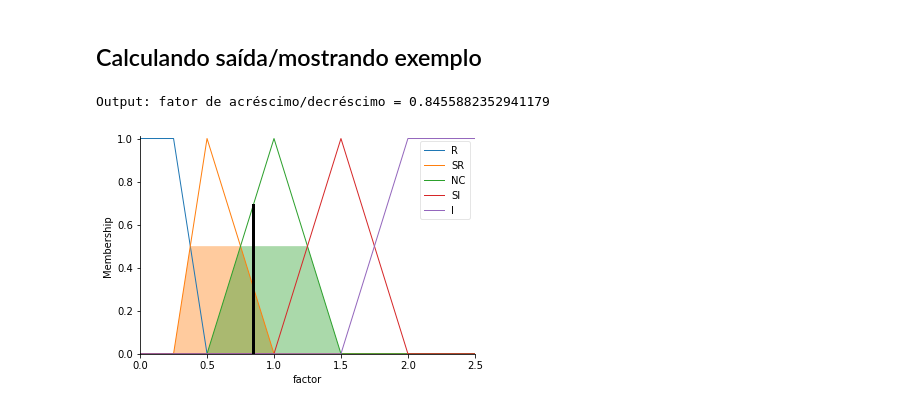
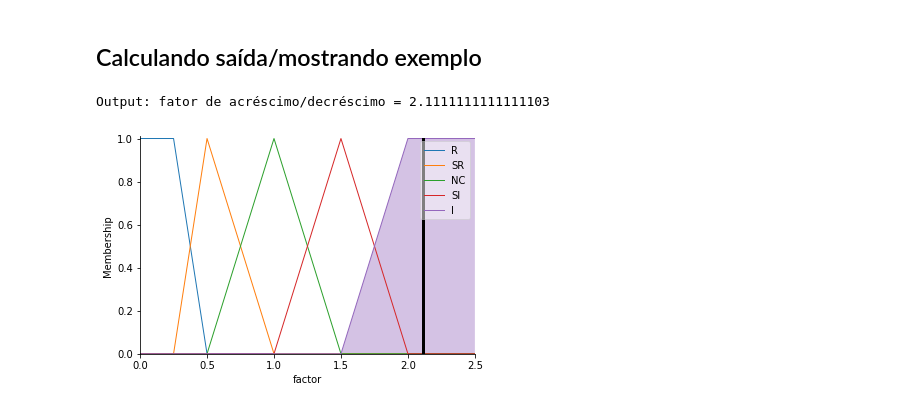
Before and after one commit to capelaum/TR2-ABR-Algorithm, a Jupyter notebook: FuzzyExample/FuzzyExample2.ipynb, the cells around one changed output. Drawn from its saved outputs; the diff is of its cells as text; code cells hidden in the pictures.

```diff
--- a/FuzzyExample/FuzzyExample2.ipynb
+++ b/FuzzyExample/FuzzyExample2.ipynb
@@ -8,7 +8,8 @@ from skfuzzy import control as ctrl
 # Declarando variáveis
 # %%
 buff_max = 60     #
-buff_danger = 5   #
+buff_rate = 30
+buff_danger = 10   #
 N2 = 0.25         # Reduzir
 N1 = 0.5          # Reduzir pouco
 Z = 1             # Não alterar
@@ -26,15 +27,15 @@ buff_size_diff = ctrl.Antecedent(np.arange(-3, 3.1, 0.1), 'buff_size_diff')
 rate = ctrl.Antecedent(np.arange(0, 2.6, 0.1), 'rate')
 # print(np.arange(0, 2.2, 0.2))
 
-factor = ctrl.Consequent(np.arange(0, P2 + 0.55, 0.05), 'factor')
+factor = ctrl.Consequent(np.arange(0, 10 + 0.55, 0.05), 'factor')
 # print(np.arange(0, 2.05, 0.05))
 # %% [markdown]
 # Montando membership functions + vendo resultados
 # %%
 # Buffer Size - dangerous, low, safe
-buff_size['D'] = fuzz.trapmf(buff_size.universe, [0, 0, buff_danger, buff_max/2])
-buff_size['L'] = fuzz.trimf(buff_size.universe, [buff_danger, buff_max/2, 3*buff_max/4])
-buff_size['S'] = fuzz.trapmf(buff_size.universe, [buff_max/2, 3*buff_max/4, np.inf, np.inf])
+buff_size['D'] = fuzz.trapmf(buff_size.universe, [0, 0, buff_danger, buff_rate/2])
+buff_size['L'] = fuzz.trimf(buff_size.universe, [buff_danger, buff_rate/2, 3*buff_rate/4])
+buff_size['S'] = fuzz.trapmf(buff_size.universe, [buff_rate/2, 3*buff_rate/4, np.inf, np.inf])
 
 # Diferencial do Buffer Sizer - falling, steady, rising
 buff_size_diff['F'] = fuzz.trapmf(buff_size_diff.universe, [-3, -3, -2, 0])
@@ -100,13 +101,14 @@ rule22 = ctrl.Rule(buff_size['S'] & buff_size_diff['S'] & rate['L'], factor['SI'
 rule23 = ctrl.Rule(buff_size['S'] & buff_size_diff['S'] & rate['S'], factor['SI'])
 rule24 = ctrl.Rule(buff_size['S'] & buff_size_diff['S'] & rate['H'], factor['I'])
 
-rule25 = ctrl.Rule(buff_size['S'] & buff_size_diff['R'] & rate['H'], factor['I'])
-rule26 = ctrl.Rule(buff_size['S'] & buff_size_diff['R'] & rate['H'], factor['I'])
+rule25 = ctrl.Rule(buff_size['S'] & buff_size_diff['R'] & rate['L'], factor['SI'])
+rule26 = ctrl.Rule(buff_size['S'] & buff_size_diff['R'] & rate['S'], factor['I'])
+rule27 = ctrl.Rule(buff_size['S'] & buff_size_diff['R'] & rate['H'], factor['I'])
 
 rules = [
     rule1, rule2, rule3, rule4, rule5, rule6, rule7, rule8, rule9,
     rule10, rule11, rule12, rule13, rule14, rule15, rule16, rule17, rule18,
-    rule19, rule20, rule21, rule22, rule23, rule24, rule25, rule26
+    rule19, rule20, rule21, rule22, rule23, rule24, rule25, rule26, rule27
 ]
 # %% [markdown]
 ## Declarando/Configurando o sistema de controle
@@ -116,15 +118,15 @@ FDASH = ctrl.ControlSystemSimulation(FDASHControl)
 # %% [markdown]
 ## Calculando saída/mostrando exemplo
 # %%
-FDASH.input['buff_size'] = 20
-FDASH.input['buff_size_diff'] = -20
-FDASH.input['rate'] = 1
+FDASH.input['buff_size'] = 50
+FDASH.input['buff_size_diff'] = 0
+FDASH.input['rate'] = 2
 
 FDASH.compute()
 
 output = FDASH.output['factor']
 print("Output: fator de acréscimo/decréscimo =", output)
 factor.view(sim=FDASH)
 # %% [output]
-Output: fator de acréscimo/decréscimo = 0.8455882352941179
+Output: fator de acréscimo/decréscimo = 2.1111111111111103
-[figure, old version]
+[figure, new version]
```
Also changed, not shown: parts of 1 cell of this notebook, 2 other files.
